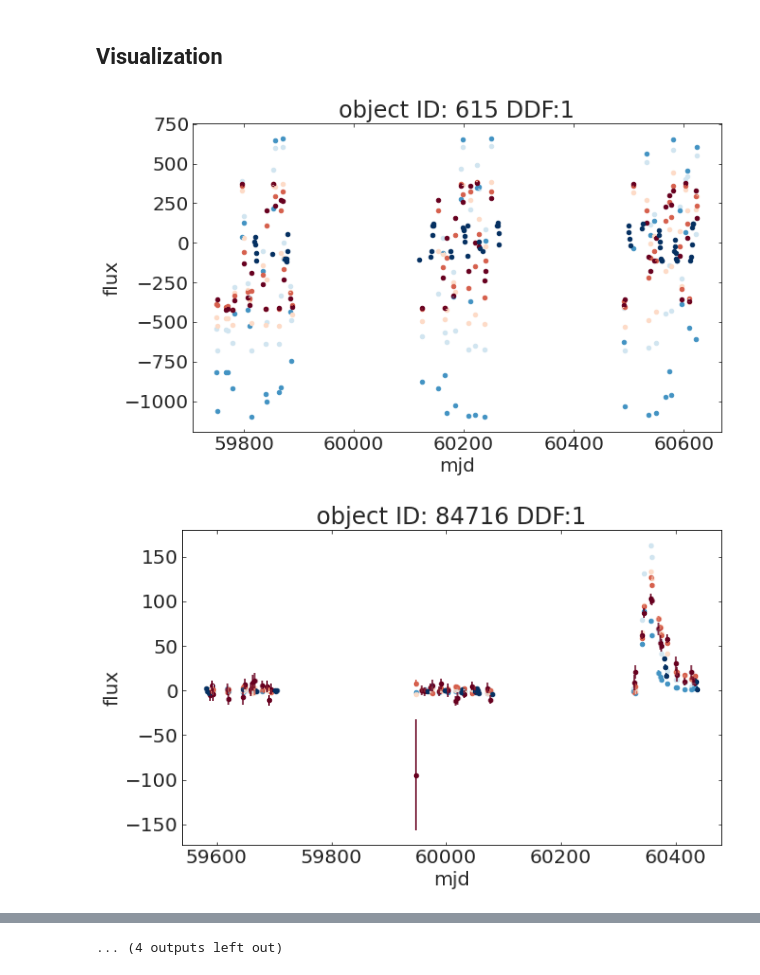
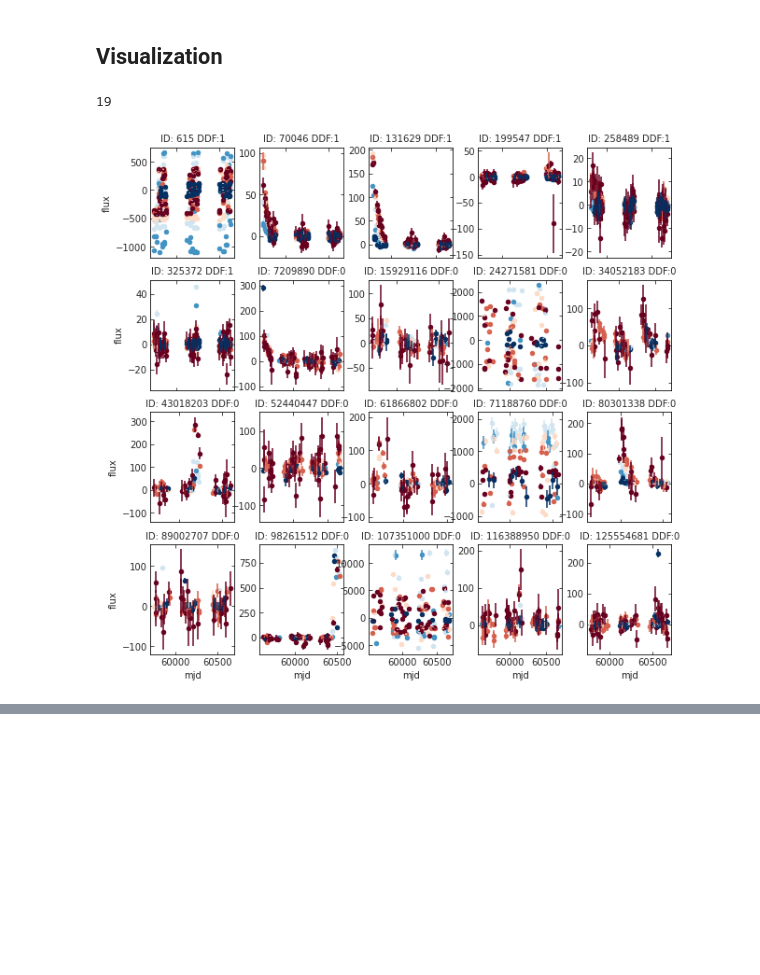
Before and after one commit to fedhere/LSSTsound, a Jupyter notebook: rubin_rhapsodies.ipynb, the cells around one changed output, grey strips where cells are left out. Cells and saved outputs as stored; diff of their text form; code cells hidden in the pictures; blank space fills up the shorter version.

```diff
--- a/rubin_rhapsodies.ipynb
+++ b/rubin_rhapsodies.ipynb
@@ -97,15 +97,30 @@ There are 7848 astrophysical simulated objects in my dataset
 # %%
 # preparing a normalization to pass to the color map to map red filters to red blue filters to blue
 norm_band = Normalize(vmin=bands.min(), vmax=bands.max())
+# %%
+skip = 400
+N = int(objects.shape[0] / skip)
+N
+# %% [output]
+19
 # %%
 #Plotting every 500th object
-for obj in objects[::500]:
-    ax = plt.figure().add_subplot(111)
-    for band in bands:
-        lcvs[(lcvs.object_id == obj) & (lcvs.passband == band)].plot(x="mjd",
-                                            y="flux", yerr="flux_err", ax=ax, kind="scatter",
+plt.rcParams["font.size"] = 10
+fig, axs = plt.subplots(int(N/5) + 1, 5, figsize=(10,10))
+fig.subplots_adjust(wspace=0.3)
+for i,obj in enumerate(objects[::skip]):
+  #print(i, int(i/5), i%5)
+  ax = axs[int(i/5), i%5]
+  #ax = plt.figure().add_subplot(111)
+  for band in bands:
+    lcvs[(lcvs.object_id == obj) & (lcvs.passband == band)].plot(x="mjd",
+                                                y="flux", yerr="flux_err", ax=ax, kind="scatter",
                                                                 color=plt.cm.RdBu_r(norm_band(band)))
-    plt.title("object ID: %d DDF:%d"%(obj, metadata[metadata.object_id == obj].ddf_bool))
+  ax.set_title("ID: %d DDF:%d"%(obj, metadata[metadata.object_id == obj].ddf_bool), fontsize=10)
+  if int(i/5) < int(N/5):
+    ax.set_xticklabels([])
+    ax.set_xlabel("")
+  if i%5:
+     ax.set_ylabel("")
 # %% [output]
-[figure, old version]
+[figure, new version]
-[figure, removed]
@@ -122 +126,0 @@ for obj in objects[::500]:
-... (4 outputs left out)
```
Also changed, not shown: parts of 3 cells of this notebook.
